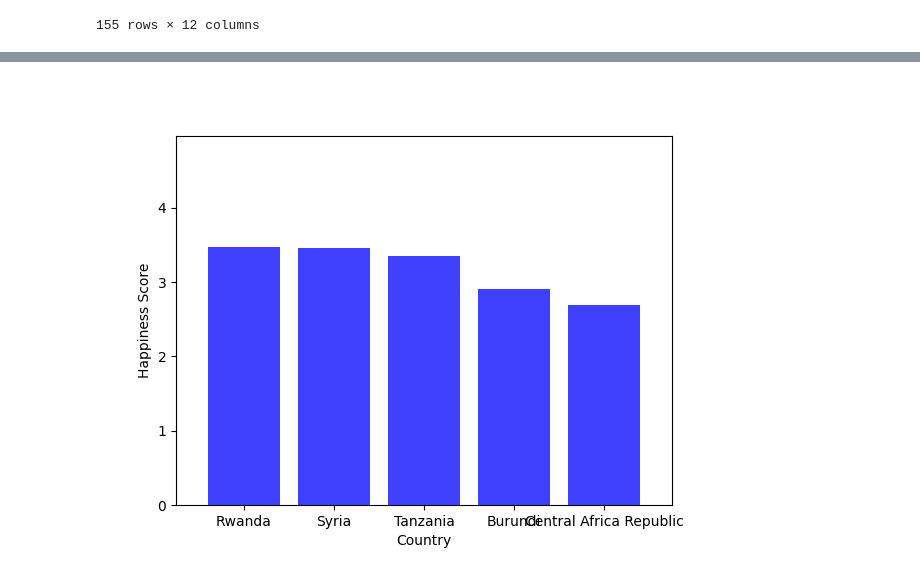
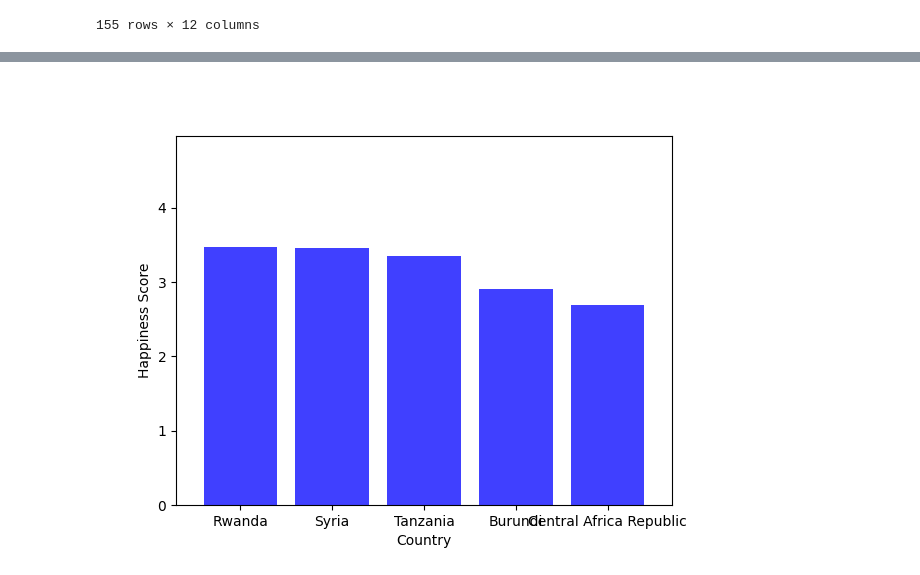
Before and after one commit to cmswart/Project1-Group1, a Jupyter notebook: Cassie.ipynb, the cells around one changed output, grey strips where cells are left out. Cells and saved outputs as stored; diff of their text form; code cells hidden in the pictures.

```diff
--- a/Cassie.ipynb
+++ b/Cassie.ipynb
@@ -47,15 +47,15 @@ plt.show()
 # %%
 #Generate Bar Chart Bottom 5 Countries
 Country = ["Rwanda, Syria, Tanzania, Burundi, Central Africa Republic"]
 Happiness_Score = [3.471, 3.462, 3.349, 2.905, 2.693]
 x_axis = np.arange(len(Happiness_Score))
 tick_locations = [value for value in x_axis]
 plt.bar(x_axis, Happiness_Score, color="blue", alpha=0.75, align="center")
 plt.xticks(tick_locations, ['Rwanda', 'Syria', 'Tanzania', 'Burundi', 'Central Africa Republic'])
-plt.xlim(-0.75, len(x_axis)-0.25)
+plt.xlim(-.7, len(x_axis)-.3)
 plt.ylim(0,max(Happiness_Score)+1.5)
 plt.xlabel("Country")
 plt.ylabel("Happiness Score")
 plt.show()
 # %% [output]
-[figure, old version]
+[figure, new version]
```
Also changed, not shown: parts of 1 cell of this notebook.
